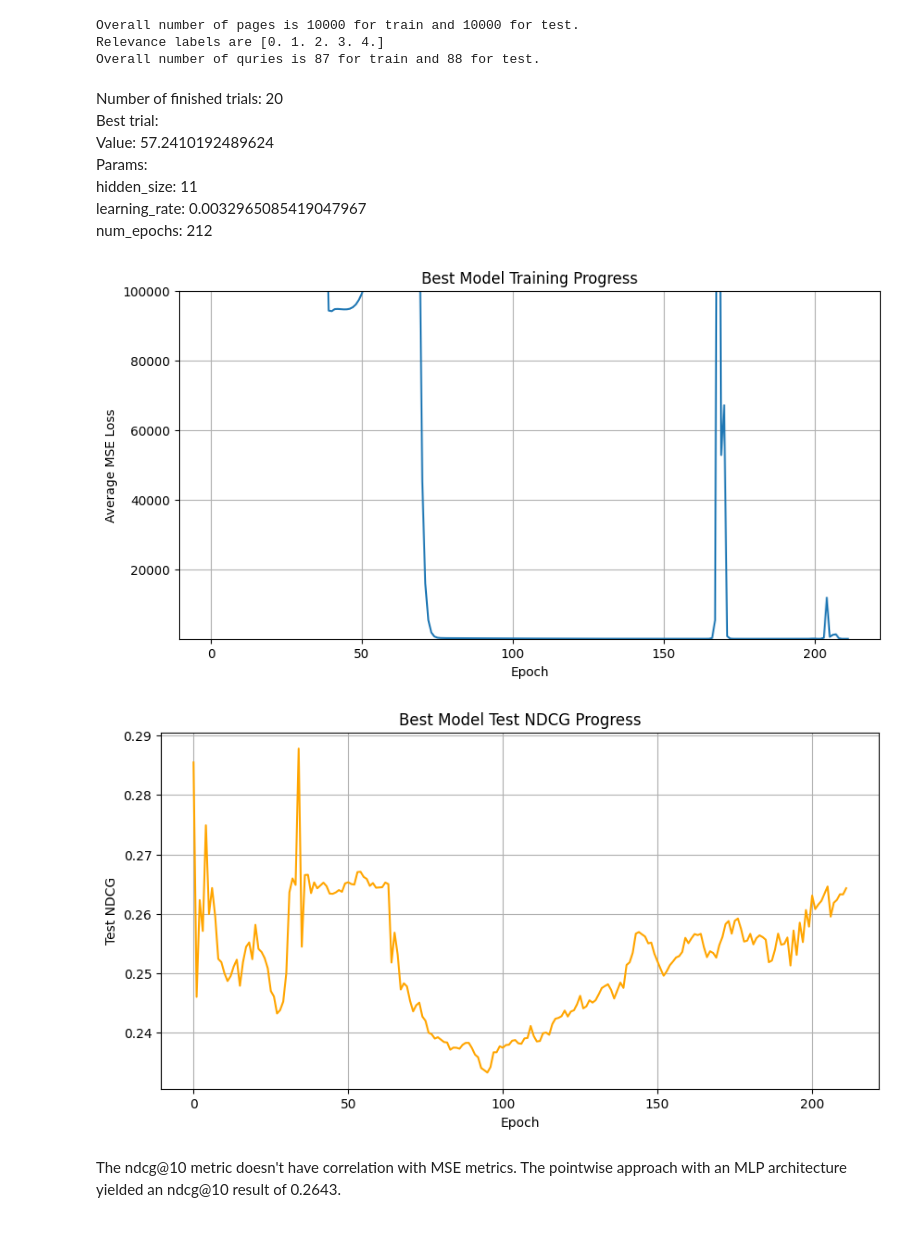
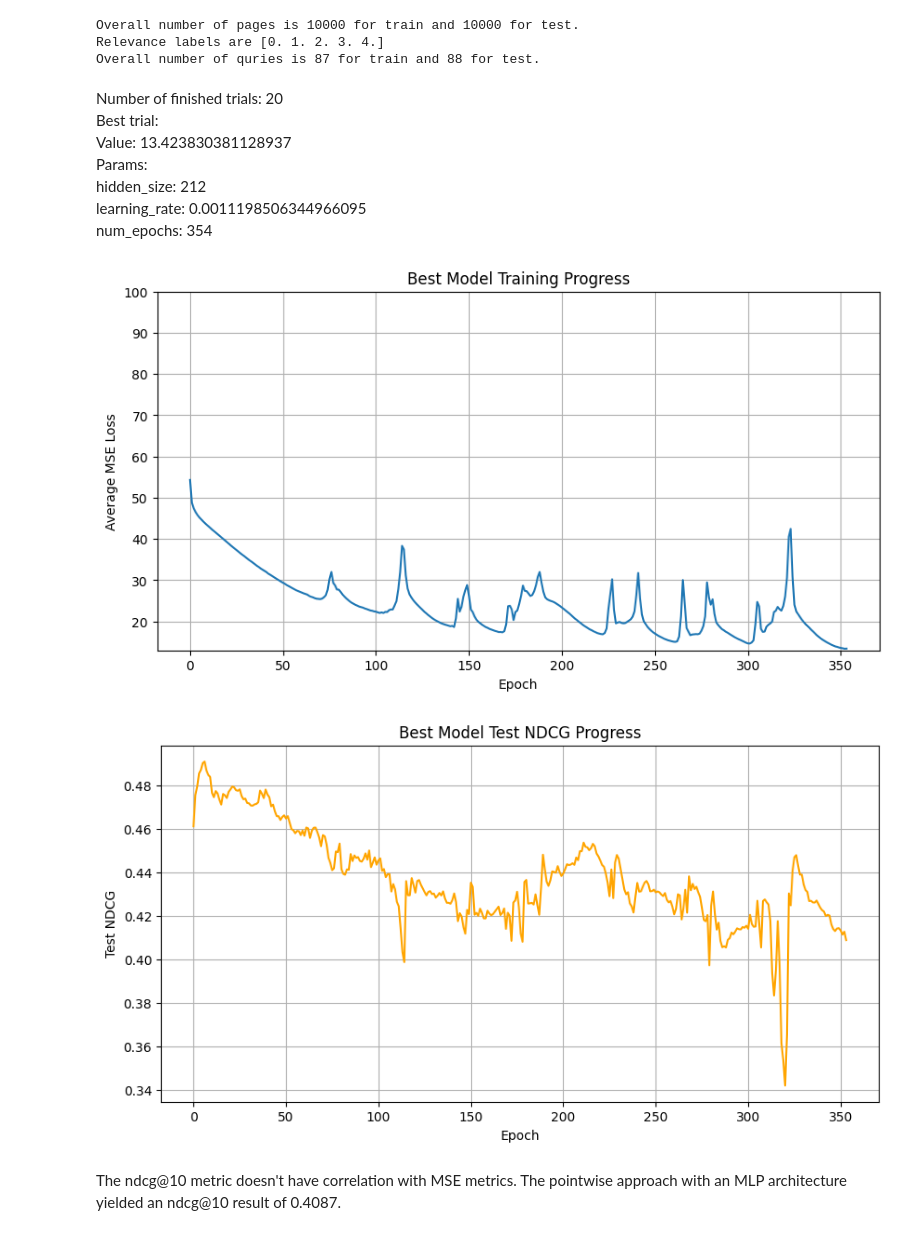
Before and after one commit to pkshcherbakov/Data_Science, a Jupyter notebook: LTR/MLP_MSRANK.ipynb, the cells around one changed output. Drawn from its saved outputs; the diff is of its cells as text; code cells hidden in the pictures.

```diff
--- a/LTR/MLP_MSRANK.ipynb
+++ b/LTR/MLP_MSRANK.ipynb
@@ -17,4 +15,27 @@ import optuna
 # %%
+def scale_features_in_query_groups(inp_feat_array, inp_query_ids):
+    """
+    Scale the features within query groups using the StandardScaler.
+
+    This function scales the features within each query group separately
+    using the StandardScaler from scikit-learn. The features are scaled
+    to have zero mean and unit variance within each query group.
+
+    Args:
+        inp_feat_array (numpy.ndarray): Input feature matrix with shape (num_samples, num_features).
+        inp_query_ids (numpy.ndarray): Query IDs corresponding to each sample in inp_feat_array.
+
+    Returns:
+        numpy.ndarray: Scaled feature matrix with the same shape as inp_feat_array.
+    """
+    for cur_id in np.unique(inp_query_ids):
+        mask = inp_query_ids == cur_id
+        tmp_array = inp_feat_array[mask]
+        scaler = StandardScaler()
+        inp_feat_array[mask] = scaler.fit_transform(tmp_array)
+
+    return inp_feat_array
+
 def prepare_data():
     '''
     Preprocesses the MSRank dataset and prepares it for training and testing.
@@ -29,14 +50,21 @@ def prepare_data():
         - query_ids_test (numpy.ndarray): Query IDs for testing data.
     '''
     train_df, test_df = msrank_10k()
+    query_ids_train = train_df[1].values.astype(int)
+    X_train = train_df.drop([0, 1], axis=1).values
+    X_train = scale_features_in_query_groups(X_train, query_ids_train)
+    X_train = torch.FloatTensor(X_train)
 
-    X_train = torch.FloatTensor(train_df.drop([0, 1], axis=1).values)
     y_train = torch.FloatTensor(train_df[0].values)
-    query_ids_train = train_df[1].values.astype(int)
 
-    X_test = torch.FloatTensor(test_df.drop([0, 1], axis=1).values)
+
+    query_ids_test = test_df[1].values.astype(int)
+    X_test = test_df.drop([0, 1], axis=1).values
+    X_test = scale_features_in_query_groups(X_test, query_ids_test)
+    X_test = torch.FloatTensor(X_test)
+
     y_test = torch.FloatTensor(test_df[0].values)
-    query_ids_test = test_df[1].values.astype(int)
+
 
     print(f'Overall number of pages is {X_train.shape[0]} for train and {X_test.shape[0]} for test.')
     print(f'Relevance labels are {np.unique(y_train)}')
@@ -166,11 +194,11 @@ for key, value in trial.params.items():
 # %% [markdown]
 Number of finished trials:  20
 Best trial:
-    Value:  57.2410192489624
+Value:  13.423830381128937
 Params:
-    hidden_size: 11
-    learning_rate: 0.0032965085419047967
-    num_epochs: 212
+    hidden_size: 212
+    learning_rate: 0.0011198506344966095
+    num_epochs: 354
 # %%
 best_params = study.best_params
 best_hidden_size = best_params["hidden_size"]
@@ -183,24 +211,24 @@ best_avg_mse_loss, best_test_ndcg = train_model(best_model, X_train, y_train, qu
 # %%
 # best_avg_mse_loss
 plt.figure(figsize=(10, 5))
 plt.plot(best_avg_mse_loss)
 plt.xlabel('Epoch')
 plt.ylabel('Average MSE Loss')
 plt.title('Best Model Training Progress')
 plt.grid(True)
-plt.ylim(bottom=50, top=100000)
+plt.ylim(bottom=13, top=100)
 plt.show()
 
 # best_test_ndcg
 plt.figure(figsize=(10, 5))
 plt.plot(best_test_ndcg, color='orange')
 plt.xlabel('Epoch')
 plt.ylabel('Test NDCG')
 plt.title('Best Model Test NDCG Progress')
 plt.grid(True)
 plt.show()
 # %% [output]
-[figure, old version]
+[figure, new version]
-[figure, old version]
+[figure, new version]
 # %% [markdown]
-The ndcg@10 metric doesn't have correlation with MSE metrics. The pointwise approach with an MLP architecture yielded an ndcg@10 result of 0.2643.
+The ndcg@10 metric doesn't have correlation with MSE metrics. The pointwise approach with an MLP architecture yielded an ndcg@10 result of 0.4087.
```
Also changed, not shown: parts of 1 cell of this notebook.
